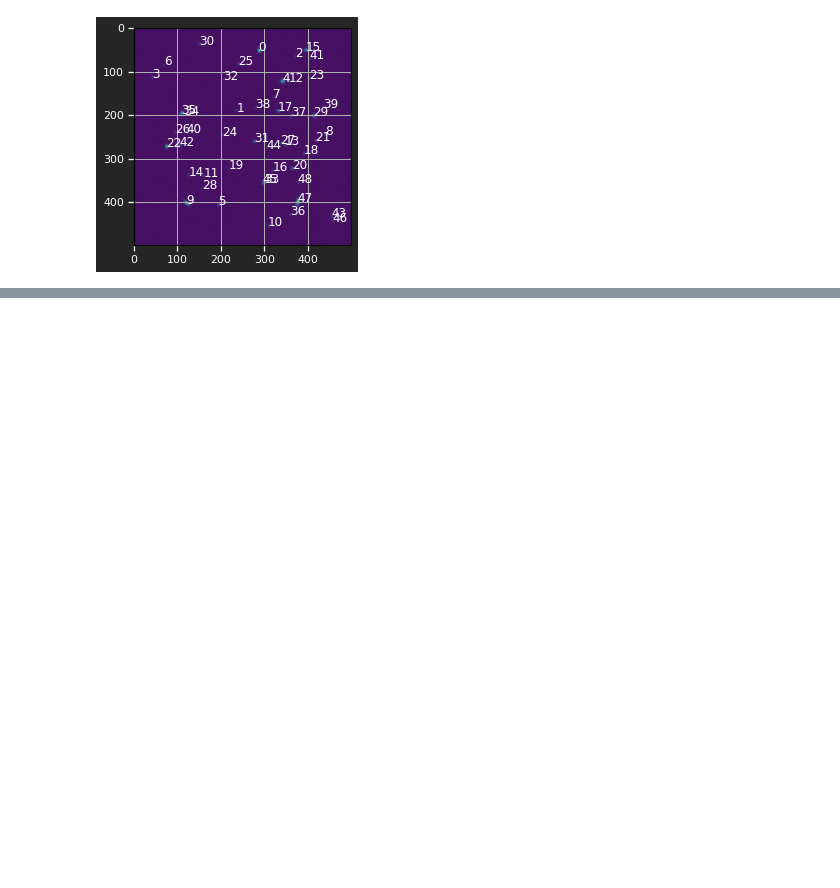
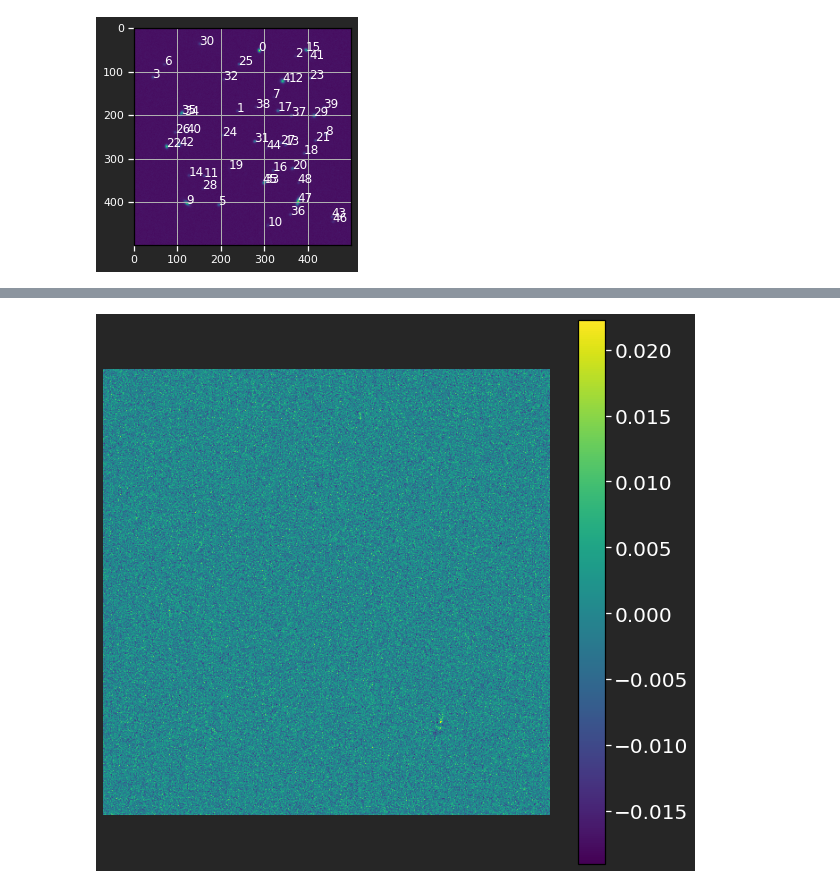
Before and after one commit to b-biswas/MADNESS-legacy, a Jupyter notebook: notebooks/test_simultaneous_deblending.ipynb, the cells around one changed output, grey strips where cells are left out. Saved outputs shown, nothing was run; the diff lists cells and outputs as text; code cells hidden in the pictures; blank space fills up the shorter version.

```diff
--- a/notebooks/test_simultaneous_deblending.ipynb
+++ b/notebooks/test_simultaneous_deblending.ipynb
@@ -254,19 +266,21 @@ plt.imshow(blend['blend_images'][0][1])
 # %%
 fig = plt.figure(figsize=(10,10))
 ax = fig.gca()
 tf.config.run_functions_eagerly(True)
 
 padding_infos = deb.get_padding_infos()
 residual = deb.compute_residual(blend['blend_images'][0]/80000, use_scatter_and_sub=True).numpy()
 #residual = np.transpose(deb.postage_stamp,
-im1 = ax.imshow(residual[:, :, 2])
+im1 = ax.imshow(np.arcsinh(residual[:, :, 2]))
 cbar =fig.colorbar(im1, ax=ax)
 cbar.ax.tick_params(labelsize=20)
 plt.axis("off")
 plt.savefig("residual")
 
 #for i in range(len(blend['blend_list'][0])):
     #plt.scatter(blend['blend_list'][0]['x_peak'][i], blend['blend_list'][0]['y_peak'][i], marker="x", linewidths=.5, s=120, c="r")
+# %% [output]
+[figure, added]
 # %%
 print(deb.results)
 plt.plot(deb.results)
```
Also changed, not shown: parts of 16 cells of this notebook, 3 other files.
